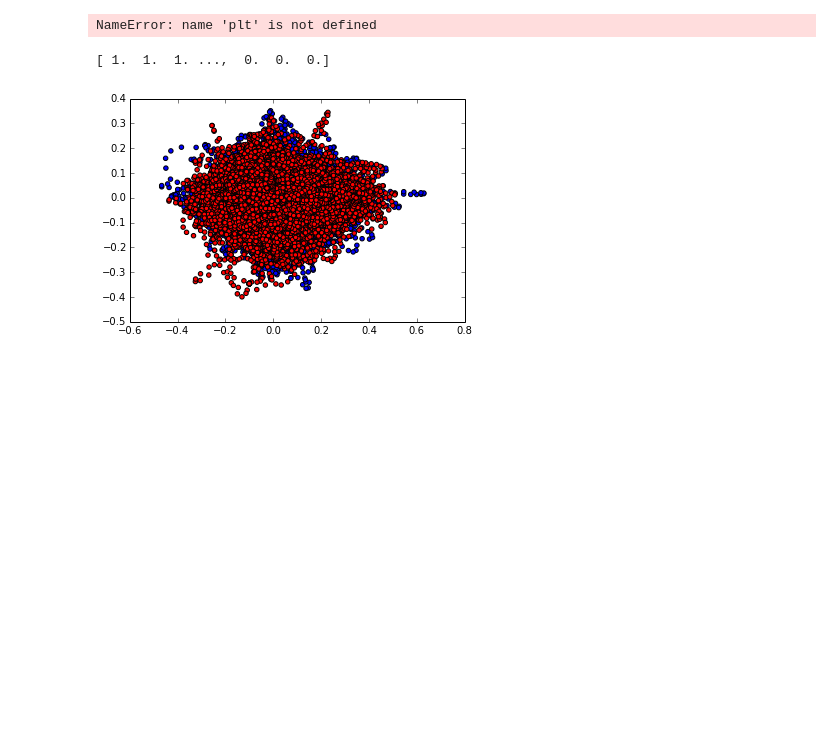
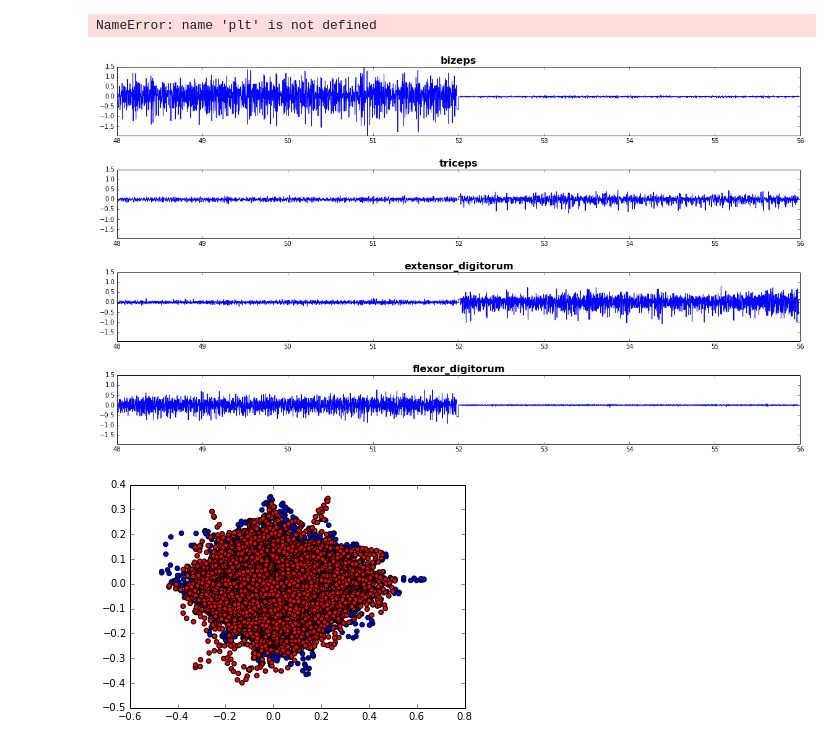
Before and after one commit to PaddyK/biosi, a Jupyter notebook: Simple Visualisation.ipynb, the cells around one changed output. Drawn from its saved outputs; the diff is of its cells as text; code cells hidden in the pictures; blank space fills up the shorter version.

Commit message:
visualization of emg signal

```diff
--- a/Simple Visualisation.ipynb
+++ b/Simple Visualisation.ipynb
@@ -61,10 +60,10 @@ labels_int, mapping = data.toIntLabels(['hantel', 'reverse_kettle'], labels)
 
 m = decomposition.PCA(2)
 E = m.fit_transform(X_sport)
-# %%
-print labels_int
-# %% [output]
-[ 1.  1.  1. ...,  0.  0.  0.]
+# %%
+display.visualizeEmg(e,48,60)
+# %% [output]
+[figure, added]
 # %%
 plt.scatter(E[labels == 'hantel',0], E[labels == 'hantel',1], c = 'b')
 plt.scatter(E[labels == 'reverse_kettle',0], E[labels == 'reverse_kettle', 1], c = 'r')
```
Also changed, not shown: parts of 2 cells of this notebook, 2 other files.
